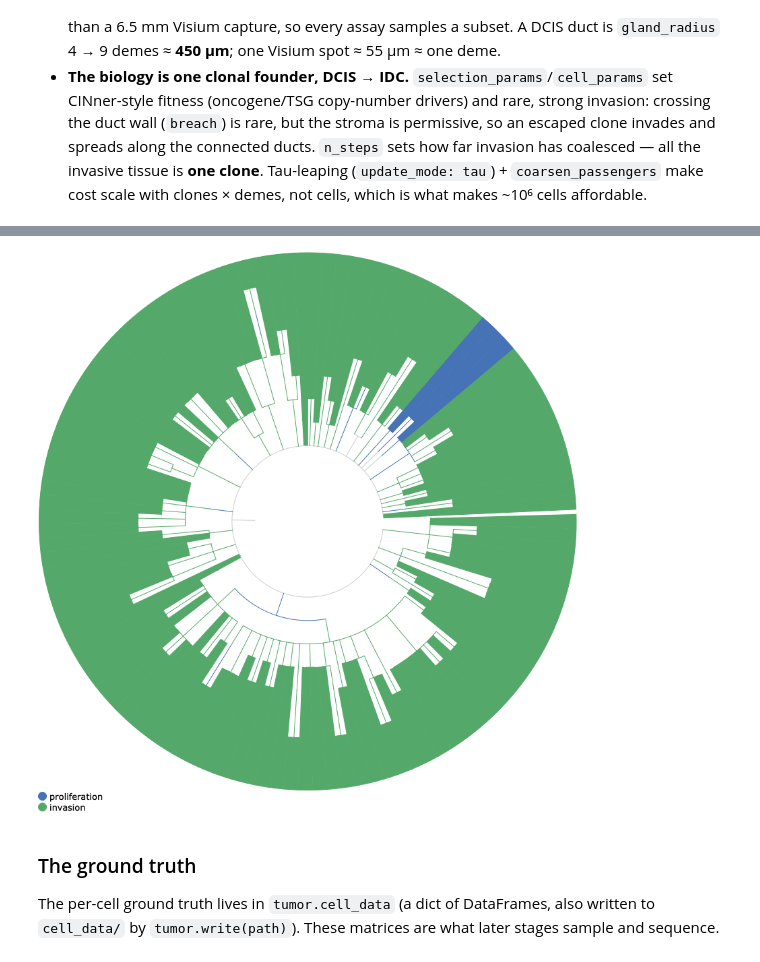
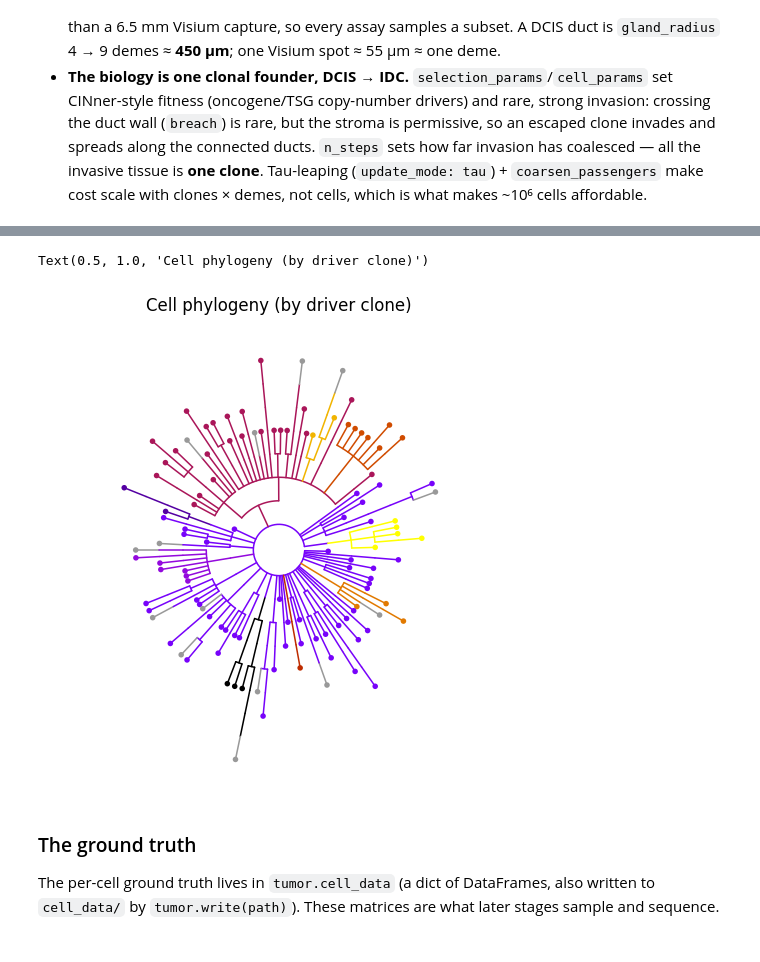
Before and after one commit to pedrofale/iscc, a Jupyter notebook: notebooks/01_pipeline_walkthrough.ipynb, the cells around one changed output, grey strips where cells are left out. Drawn from its saved outputs; the diff is of its cells as text; code cells hidden in the pictures.

```diff
--- a/notebooks/01_pipeline_walkthrough.ipynb
+++ b/notebooks/01_pipeline_walkthrough.ipynb
@@ -91,15 +91,13 @@ Text(0.5, 1.0, 'Clonal dynamics by stage-dominant trait — one founder, prolife
 # %%
-import tempfile
-from IPython.display import Image
-
-# The phylogeny (ete3) shows the ancestry directly: subsample cancer cells (weighted by clone size),
-# build their induced lineage tree, colour each leaf by the SAME stage-dominant trait. Needs ete3 +
-# PyQt5; renders headless.
-png = os.path.join(tempfile.gettempdir(), "iscc_phylo_overview.png")
-tumor.plot_phylogeny(png, sample_size=150, seed=0)
-Image(png)
+# Radial cell phylogeny, drawn straight to the axes (no image file). Leaves are subsampled cancer
+# cells; branches and leaves take the SAME driver-clone colours as the Muller and the grid, so the
+# trunk is the founder and the coloured clades are its driver subclones.
+fig, ax = plt.subplots(figsize=(6, 6))
+tumor.plot_phylogeny(ax=ax, sample_size=150, seed=0)
+ax.set_title("Cell phylogeny (by driver clone)")
 # %% [output]
+Text(0.5, 1.0, 'Cell phylogeny (by driver clone)')
-[figure, old version]
+[figure, new version]
 # %% [markdown]
 ### The ground truth
 
```
Also changed, not shown: parts of 4 cells of this notebook, 5 other files.
